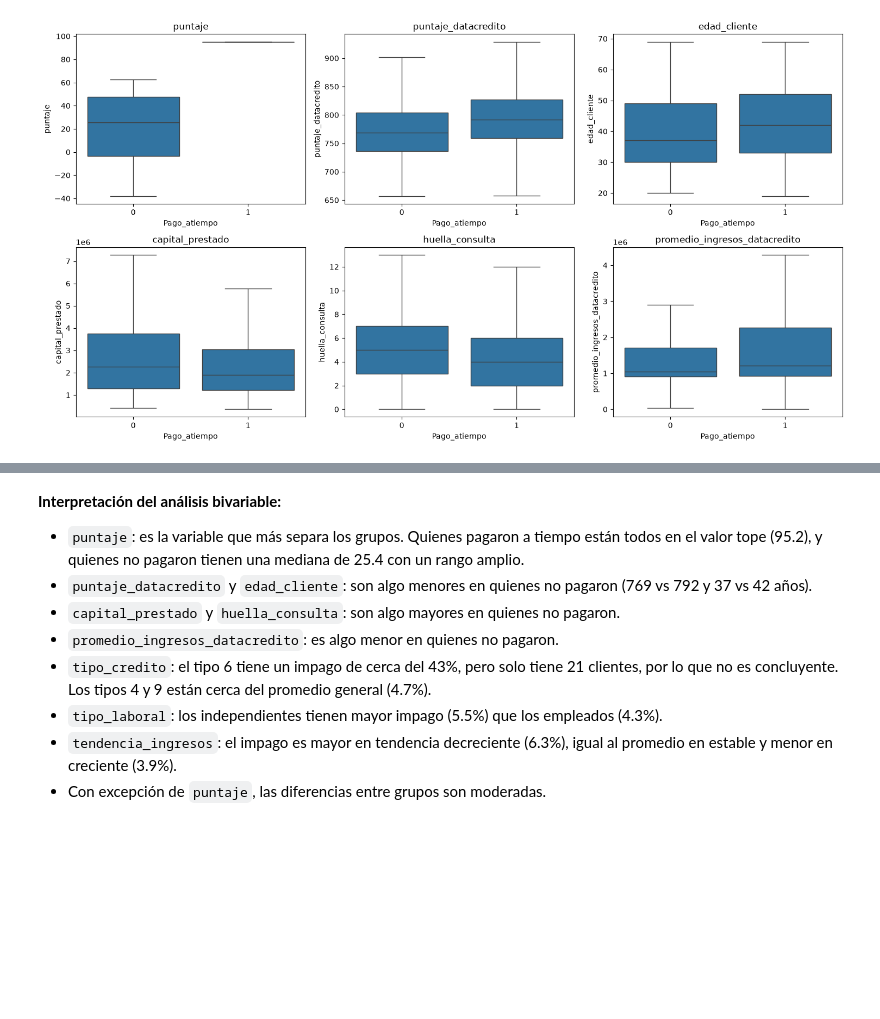
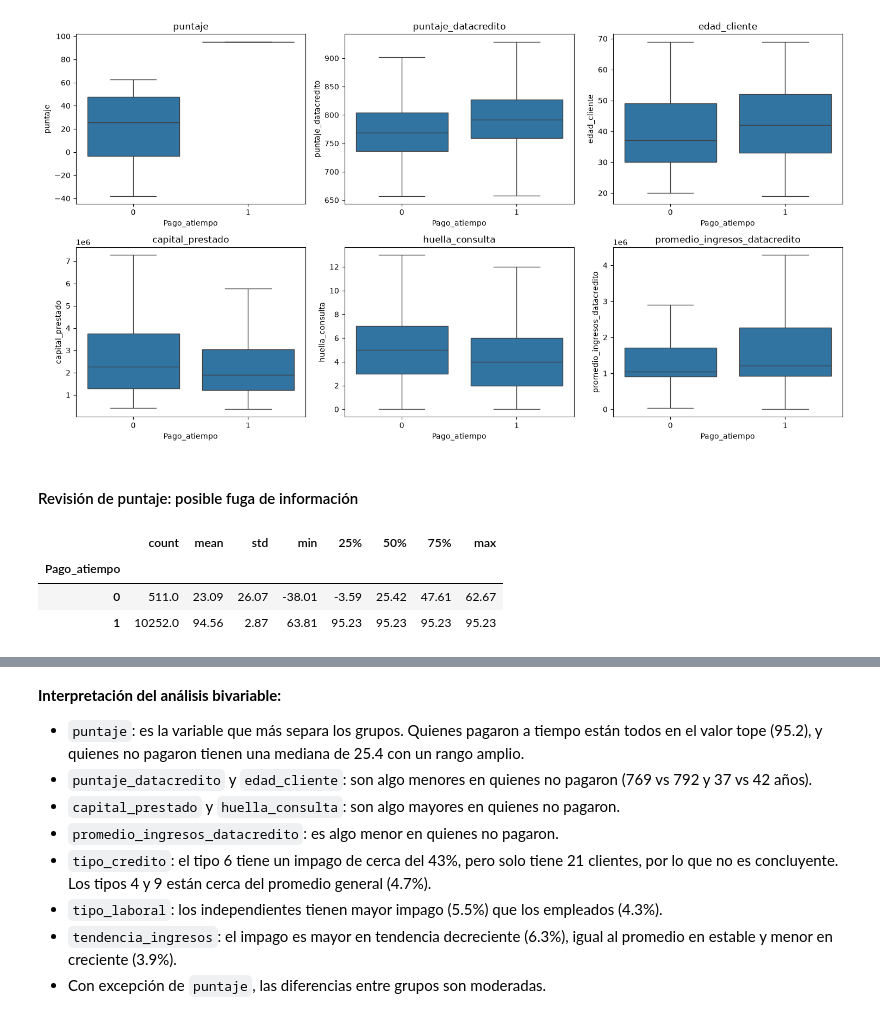
Before and after one commit to CarolinaLondono/mlops_repo_clondo-o, a Jupyter notebook: mlops_pipeline/comprension_eda.ipynb, the cells around one changed output, grey strips where cells are left out. Drawn from its saved outputs; the diff is of its cells as text; code cells hidden in the pictures; blank space fills up the shorter version.

```diff
--- a/mlops_pipeline/comprension_eda.ipynb
+++ b/mlops_pipeline/comprension_eda.ipynb
@@ -792,3 +792,12 @@ plt.tight_layout()
 plt.show()
 # %% [output]
 [figure]
+# %% [markdown]
+#### Revisión de puntaje: posible fuga de información
+# %%
+df.groupby("Pago_atiempo", observed=True)["puntaje"].describe().round(2)
+# %% [output]
+|  | count | mean | std | min | 25% | 50% | 75% | max |
+| Pago_atiempo |  |  |  |  |  |  |  |  |
+| 0 | 511.0 | 23.09 | 26.07 | -38.01 | -3.59 | 25.42 | 47.61 | 62.67 |
+| 1 | 10252.0 | 94.56 | 2.87 | 63.81 | 95.23 | 95.23 | 95.23 | 95.23 |
```
Also changed, not shown: parts of 1 cell of this notebook, 2 other files.
